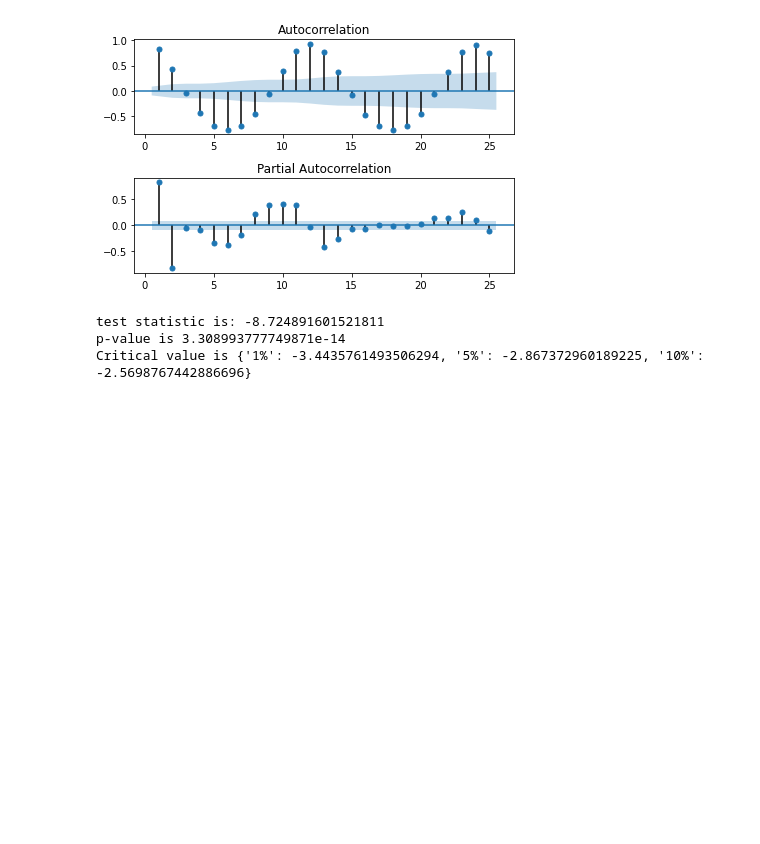
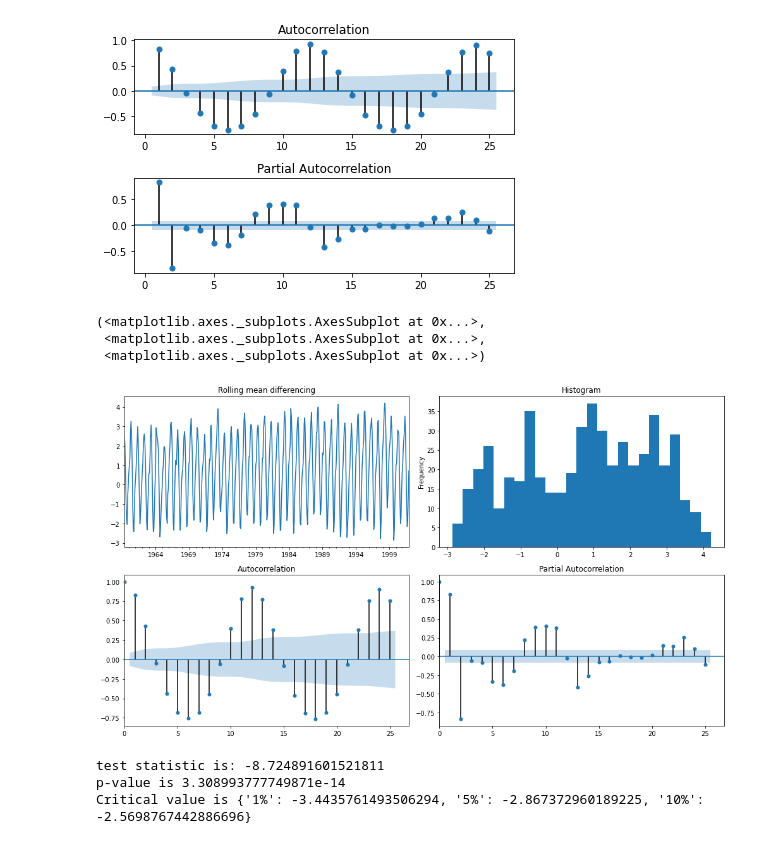
Before and after one commit to ianlim28/Data_ToolBox, a Jupyter notebook: timeseriesCO2.ipynb, the cells around one changed output. Saved outputs shown, nothing was run; the diff lists cells and outputs as text; code cells hidden in the pictures; blank space fills up the shorter version.

```diff
--- a/timeseriesCO2.ipynb
+++ b/timeseriesCO2.ipynb
@@ -148,6 +174,13 @@ plt.show()
 # beautiful time period of 12!
 # %% [output]
 [figure]
+# %%
+tsplot(y_detrend, title = 'Rolling mean differencing', lags = 25)
+# %% [output]
+(<matplotlib.axes._subplots.AxesSubplot at 0x...>,
+ <matplotlib.axes._subplots.AxesSubplot at 0x...>,
+ <matplotlib.axes._subplots.AxesSubplot at 0x...>)
+[figure, added]
 # %%
 #Take the first order difference and the seasonal difference of the time series and drop the NaN values.
 #The seasonal period is 12 months.
```
Also changed, not shown: parts of 30 cells of this notebook.
